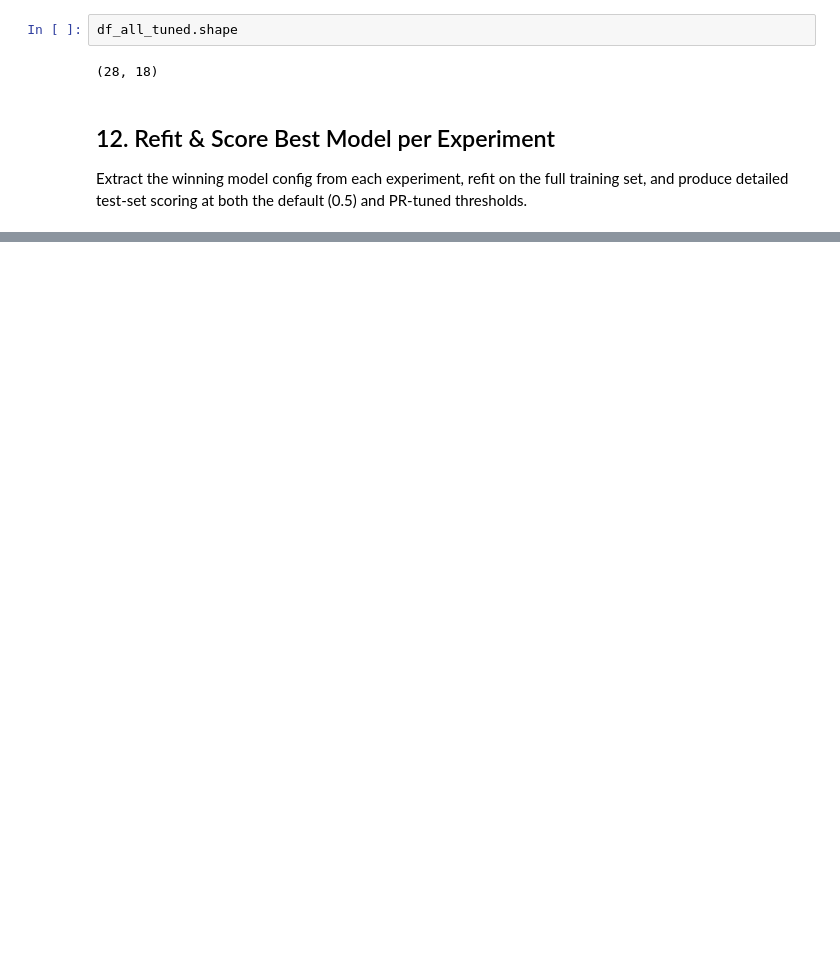
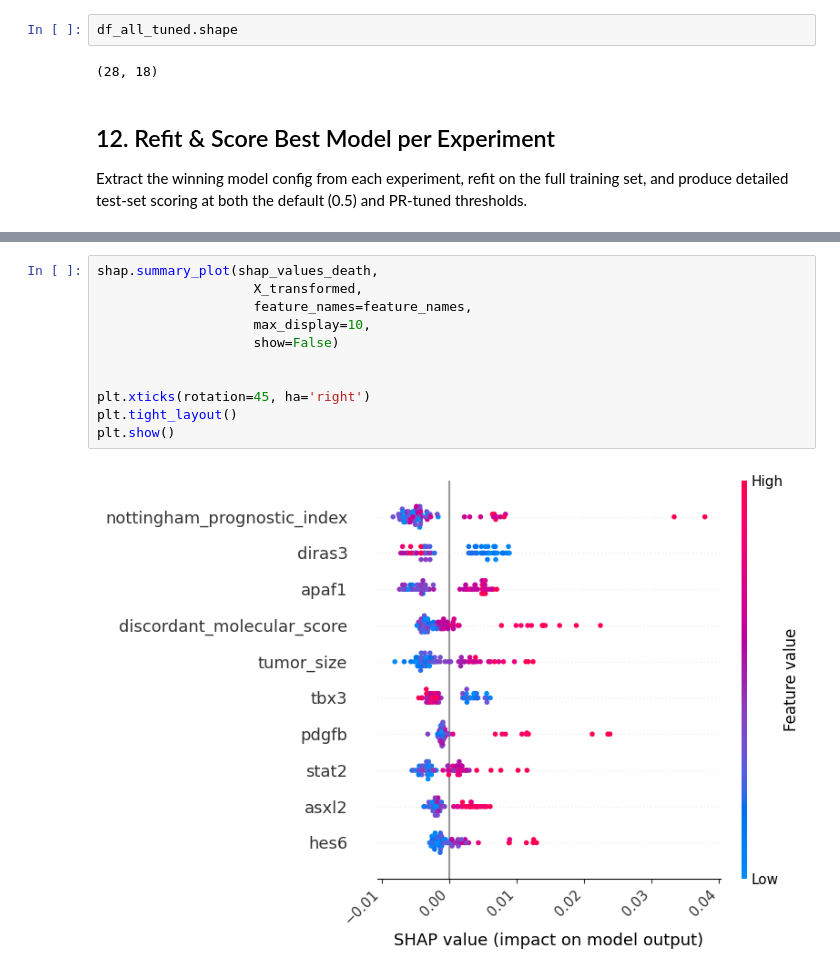
Before and after one commit to AlexandrosMiteloudis/DAMA_Hackathon, a Jupyter notebook: notebooks/final_experiments.ipynb, the cells around one changed output, grey strips where cells are left out. Saved outputs shown, nothing was run; the diff lists cells and outputs as text; blank space fills up the shorter version.

```diff
--- a/notebooks/final_experiments.ipynb
+++ b/notebooks/final_experiments.ipynb
@@ -722,0 +811,13 @@ weighted avg      0.771     0.574     0.607        68
+# %%
+shap.summary_plot(shap_values_death,
+                    X_transformed,
+                    feature_names=feature_names,
+                    max_display=10,
+                    show=False)
+
+
+plt.xticks(rotation=45, ha='right')
+plt.tight_layout()
+plt.show()
+# %% [output]
+[figure, added]
```
Also changed, not shown: parts of 10 cells of this notebook.
